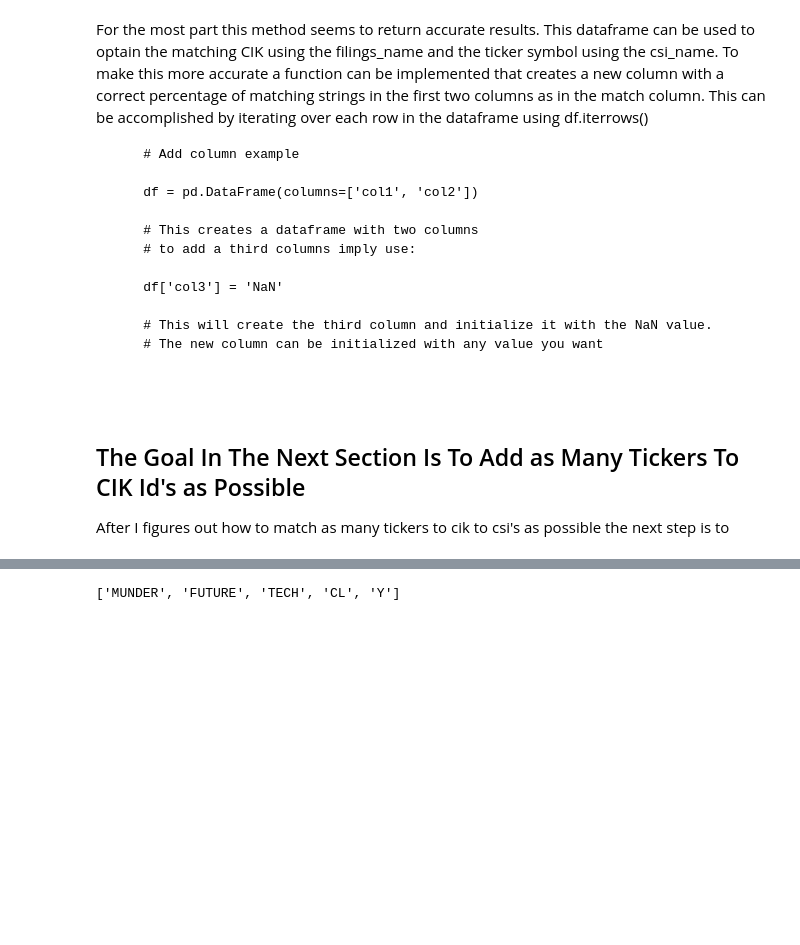
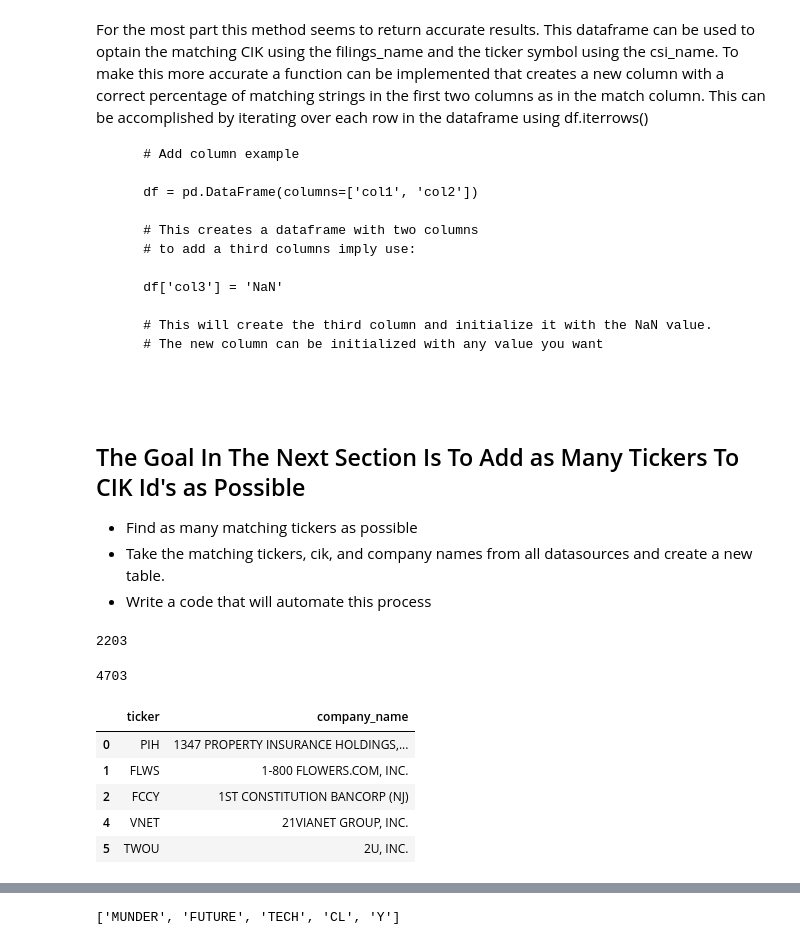
Before and after one commit to lancekrogers/Discontinued_SEC_ALGO_ANALYSIS, a Jupyter notebook: Testing Notebook.ipynb, the cells around one changed output, grey strips where cells are left out. Cells and saved outputs as stored; diff of their text form; code cells hidden in the pictures; blank space fills up the shorter version.

```diff
--- a/Testing Notebook.ipynb
+++ b/Testing Notebook.ipynb
@@ -160,7 +160,11 @@ def tickers_to_cik(list_of_tickers):
     dump(cik_dict, f)
     return cik_dict
 
-def tickers_from_nasdaq():
+def new_nasdaq_tickers_and_names(engine):
+    """
+        This function queries the cik_to_csi table and returns a dataframe of tickers and company names for companies
+        not found in our data.
+    """
     nasdaq_companies = pd.read_csv("data/nasdaqcompanylist.csv")
     amex_companies = pd.read_csv("data/amexcompanylist.csv")
     nyse_companies = pd.read_csv("data/nysecompanylist.csv")
@@ -243,6 +247,10 @@ def matches_to_frame():
     return new_matches_df
 
 def create_matches_dataframe():
+    """
+        This function creates a dataframe that finds new ticker matches from the csi data using fuzzystring algorithms.
+        This method isn't very accurate but it's a start.
+    """
     new_matches_df = matches_to_frame()
     merged_filings = pd.merge(left=new_matches_df, right=filings_df, right_on='company_name', left_on='filings_name')
     merged_filings = pd.DataFrame(merged_filings, columns=['filings_name', 'csi_name', 'match', 'cik'])
@@ -283,4 +289,32 @@ matches_df = create_matches_dataframe()
 # %% [markdown]
 <h2>The Goal In The Next Section Is To Add as Many Tickers To CIK Id's as Possible</h2>
 
-<p>After I figures out how to match as many tickers to cik to csi's as possible the next step is to </p>
+<ul>
+    <li>Find as many matching tickers as possible</li>
+    <li>Take the matching tickers, cik, and company names from all datasources and create a new table.</li>
+    <li>Write a code that will automate this process</li>
+</ul>
+# %%
+# This function will find mathces based on fuzzy string algorithms
+matches_df = create_matches_dataframe()
+len(matches_df)
+# %% [output]
+2203
+# %%
+# This function finds tickers listed on the nasdaq website it should be 100%
+# correct and the company names match very closely to the sec filings
+tickers_from_nasdaq_site = new_nasdaq_tickers_and_names(engine)
+len(tickers_from_nasdaq_site)
+# %% [output]
+4703
+# %%
+tickers_from_nasdaq_site = tickers_from_nasdaq_site.rename(columns={"name": "company_name"})
+tickers_from_nasdaq_site['company_name'] = tickers_from_nasdaq_site['company_name'].str.upper()
+tickers_from_nasdaq_site.head()
+# %% [output]
+|  | ticker | company_name |
+| 0 | PIH | 1347 PROPERTY INSURANCE HOLDINGS,... |
+| 1 | FLWS | 1-800 FLOWERS.COM, INC. |
+| 2 | FCCY | 1ST CONSTITUTION BANCORP (NJ) |
+| 4 | VNET | 21VIANET GROUP, INC. |
+| 5 | TWOU | 2U, INC. |
```
Also changed, not shown: parts of 6 cells of this notebook.
